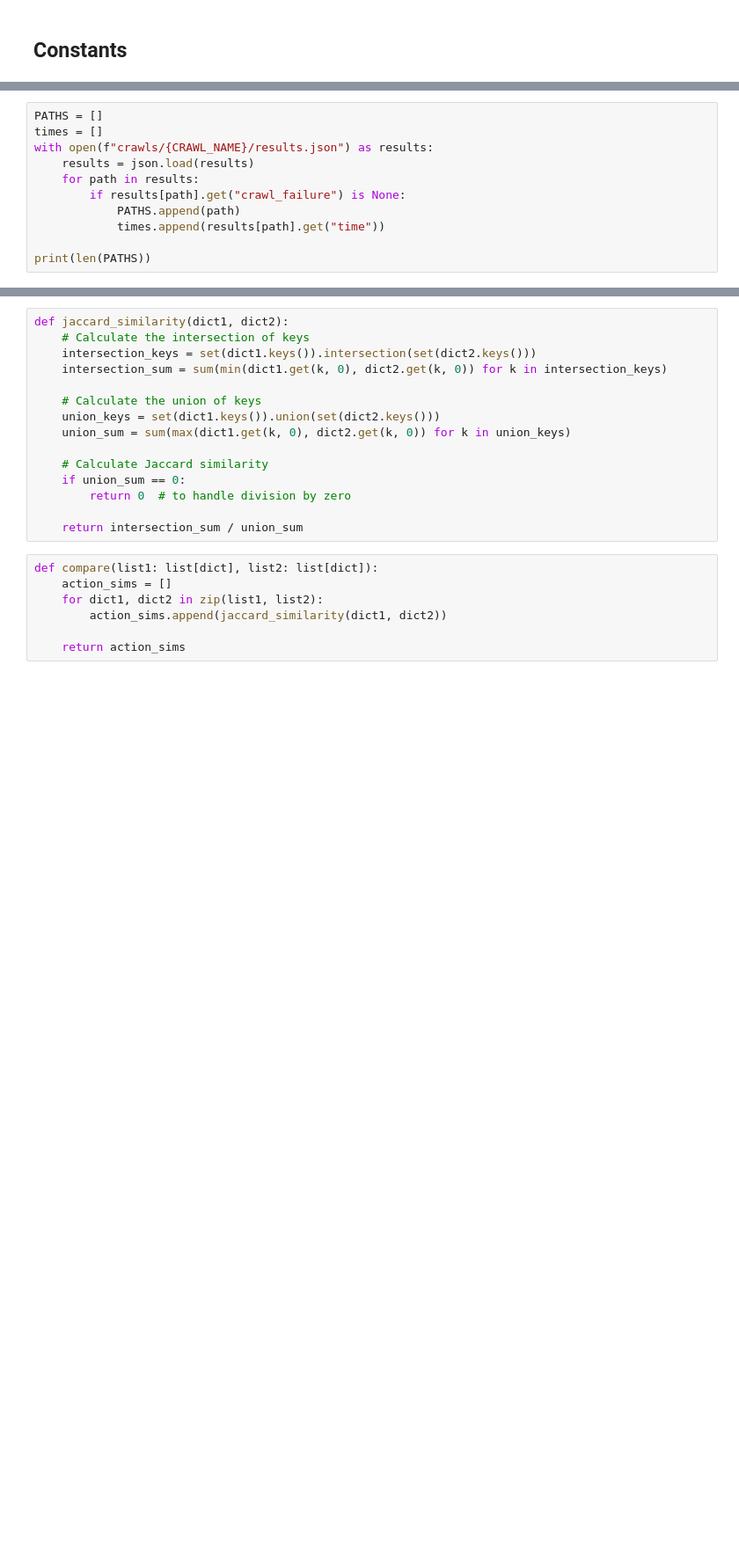
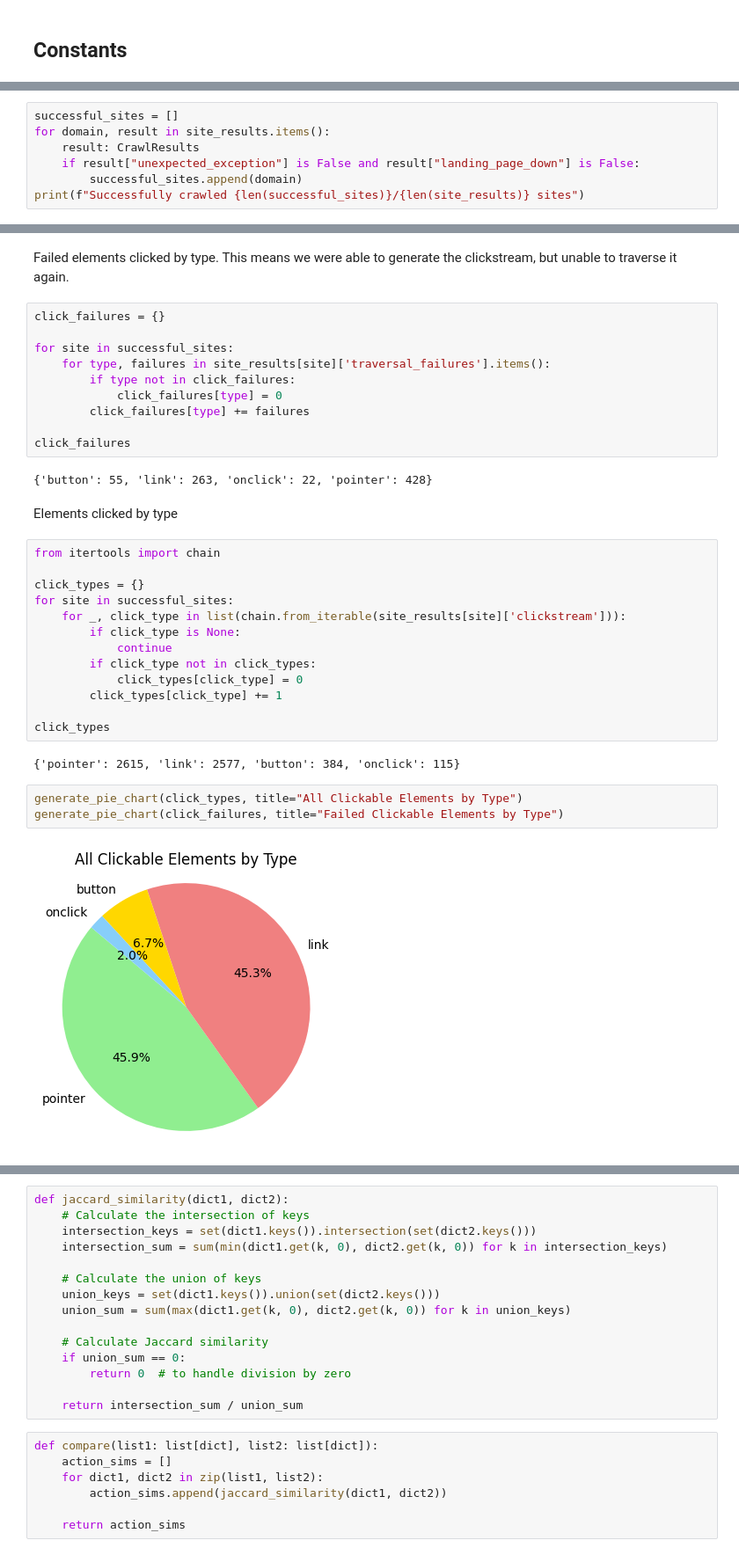
Before and after one commit to maxwellmlin/cookie-classify, a Jupyter notebook: classification_algo.ipynb, the cells around one changed output, grey strips where cells are left out. Shown at 88% size. Cells and saved outputs as stored; diff of their text form; blank space fills up the shorter version.

```diff
--- a/classification_algo.ipynb
+++ b/classification_algo.ipynb
@@ -37,11 +19,0 @@ stupid
-# %%
-PATHS = []
-times = []
-with open(f"crawls/{CRAWL_NAME}/results.json") as results:
-    results = json.load(results)
-    for path in results:
-        if results[path].get("crawl_failure") is None:
-            PATHS.append(path)
-            times.append(results[path].get("time"))
-
-print(len(PATHS))
@@ -55,0 +64,7 @@ sum 51605.72013711929
+# %%
+successful_sites = []
+for domain, result in site_results.items():
+    result: CrawlResults
+    if result["unexpected_exception"] is False and result["landing_page_down"] is False:
+        successful_sites.append(domain)
+print(f"Successfully crawled {len(successful_sites)}/{len(site_results)} sites")
@@ -55,0 +153,37 @@ sum 51605.72013711929
+# %% [markdown]
+Failed elements clicked by type.
+This means we were able to generate the clickstream, but unable to traverse it again.
+# %%
+click_failures = {}
+
+for site in successful_sites:
+    for type, failures in site_results[site]['traversal_failures'].items():
+        if type not in click_failures:
+            click_failures[type] = 0
+        click_failures[type] += failures
+
+click_failures
+# %% [output]
+{'button': 55, 'link': 263, 'onclick': 22, 'pointer': 428}
+# %% [markdown]
+Elements clicked by type
+# %%
+from itertools import chain
+
+click_types = {}
+for site in successful_sites:
+    for _, click_type in list(chain.from_iterable(site_results[site]['clickstream'])):
+        if click_type is None:
+            continue
+        if click_type not in click_types:
+            click_types[click_type] = 0
+        click_types[click_type] += 1
+
+click_types
+# %% [output]
+{'pointer': 2615, 'link': 2577, 'button': 384, 'onclick': 115}
+# %%
+generate_pie_chart(click_types, title="All Clickable Elements by Type")
+generate_pie_chart(click_failures, title="Failed Clickable Elements by Type")
+# %% [output]
+[figure, added]
```
Also changed, not shown: parts of 25 cells of this notebook.
